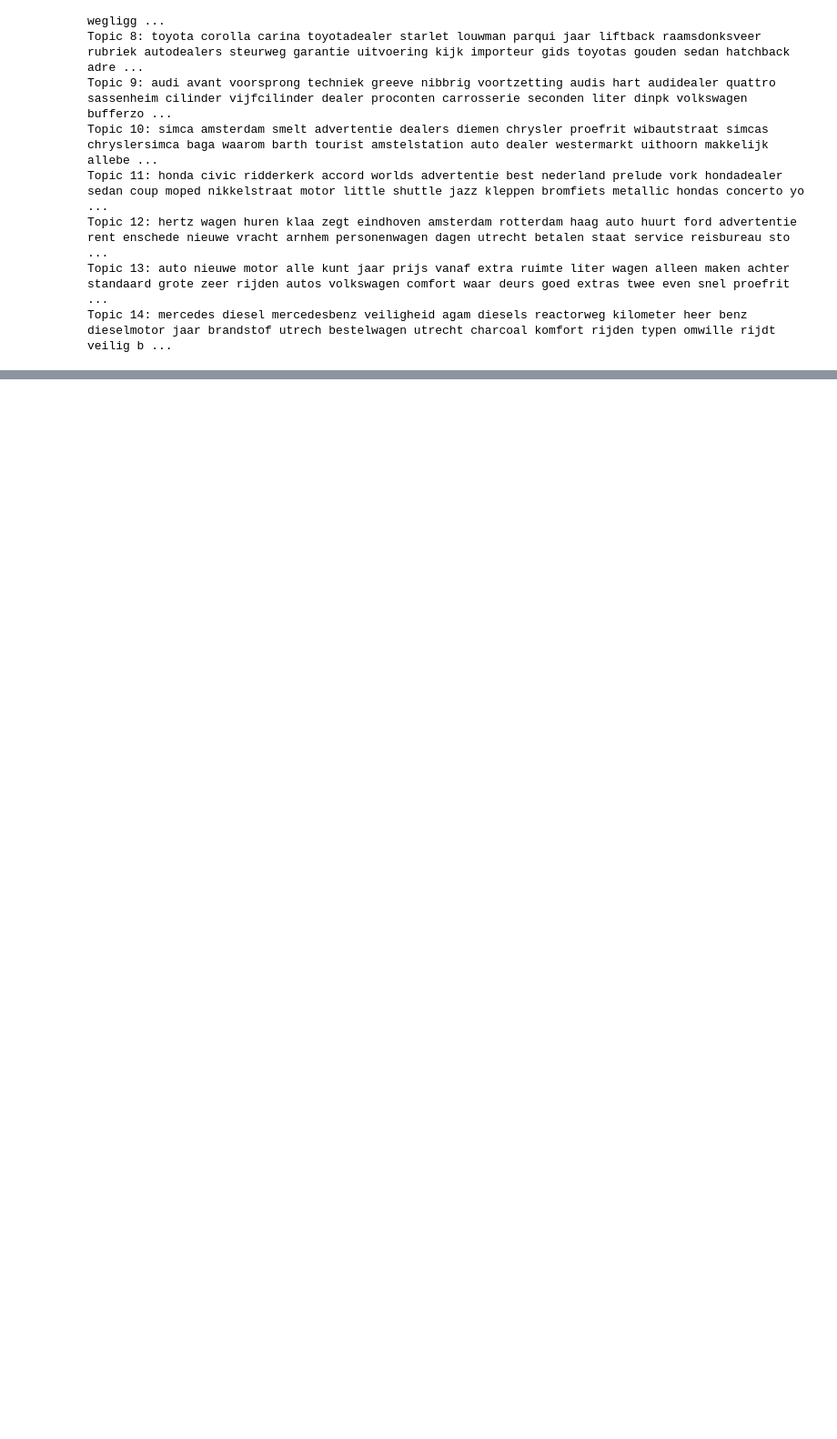
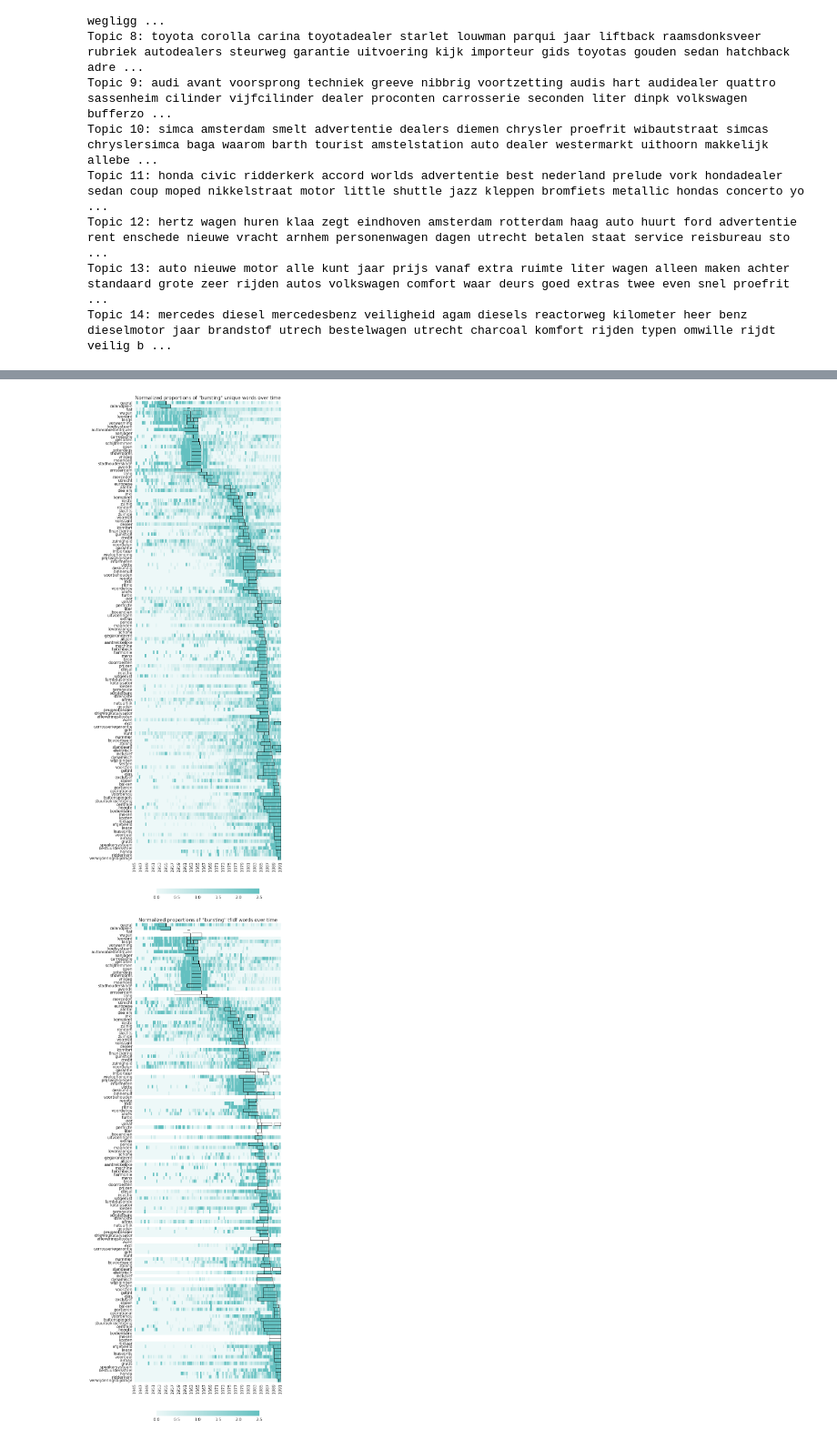
Before and after one commit to melvinwevers/imagetxts, a Jupyter notebook: BurstinAds.ipynb, the cells around one changed output, grey strips where cells are left out. Shown at 91% size. Cells and saved outputs as stored; diff of their text form; code cells hidden in the pictures; blank space fills up the shorter version.

```diff
--- a/BurstinAds.ipynb
+++ b/BurstinAds.ipynb
@@ -185,5 +337,5 @@ for index,row in ads_df.iterrows():
         labels_decade.append('1990')
 # %%
 labels = []
-for index,row in ads_df.iterrows():
+for index,row in car_df.iterrows():
     labels.append(row['publication_year'])
@@ -234,3 +370,0 @@ blue_cmap = sns.light_palette(blog_blue, as_cmap=True)
-# %%
-#count the number of articles published each month
-d = ads_df.groupby(['publication_year','publication_month'])['words'].count().reset_index(drop=True)
@@ -658,0 +803,16 @@ for topic in topic_words:
+# %%
+# load pickles of words
+
+unique_words = pd.read_pickle('all_unique_words.pkl')
+chi_words = pd.read_pickle('all_r_chi-words.pkl')
+tf_idf_words = pd.read_pickle('all_r_tf_idf_words.pkl')
+lda_words = pd.read_pickle('all_r_lda_words.pkl')
+nmf_words = pd.read_pickle('all_r_nmf_words.pkl')
+# %%
+# load pickles of bursts
+
+bursts_unique_words = pd.read_pickle('burst_unique.pkl')
+bursts_chi_words = pd.read_pickle('burst_chi.pkl')
+bursts_tf_idf_words = pd.read_pickle('burst_tfidf.pkl')
+bursts_lda_words = pd.read_pickle('burst_lda.pkl')
+bursts_nmf_words = pd.read_pickle('burst_nmf.pkl')
@@ -658,0 +877,9 @@ for topic in topic_words:
+# %%
+visualize_bursts(150, bursts_unique_words, unique_words, 'unique')
+visualize_bursts(150, bursts_unique_words, tf_idf_words, 'tfidf')
+visualize_bursts(150, bursts_chi_words, chi_words, 'chi')
+visualize_bursts(150, bursts_nmf_words, nmf_words, 'nmf')
+visualize_bursts(150, bursts_lda_words, lda_words, 'lda')
+# %% [output]
+[figure, added]
+[figure, added]
```
Also changed, not shown: parts of 54 cells of this notebook, 24 other files.
